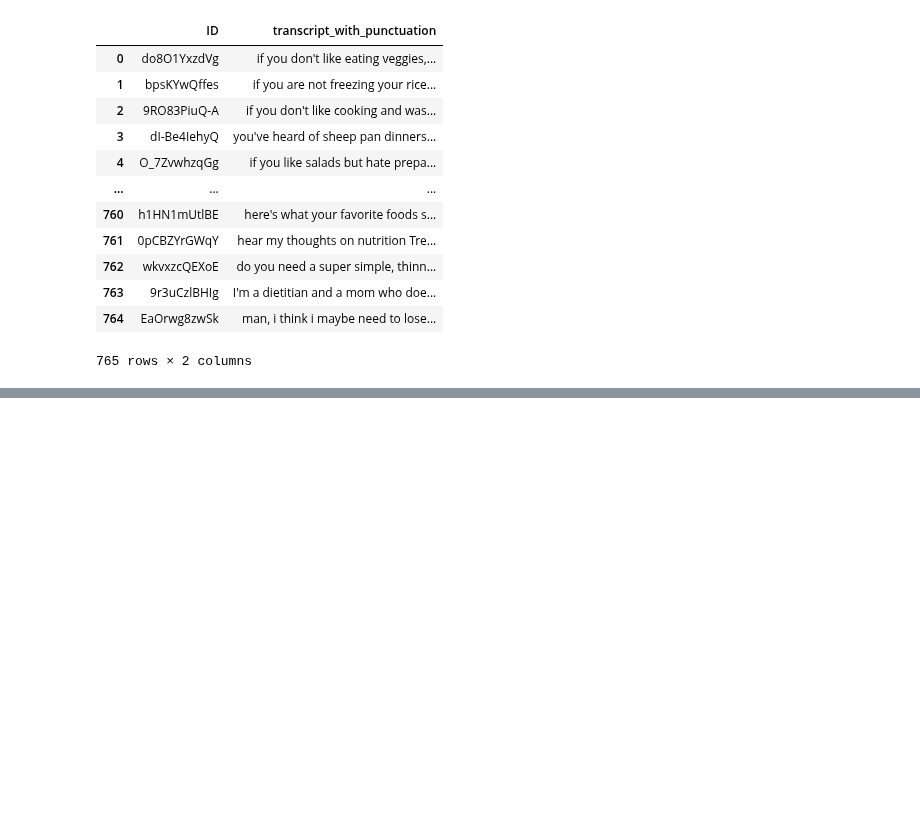
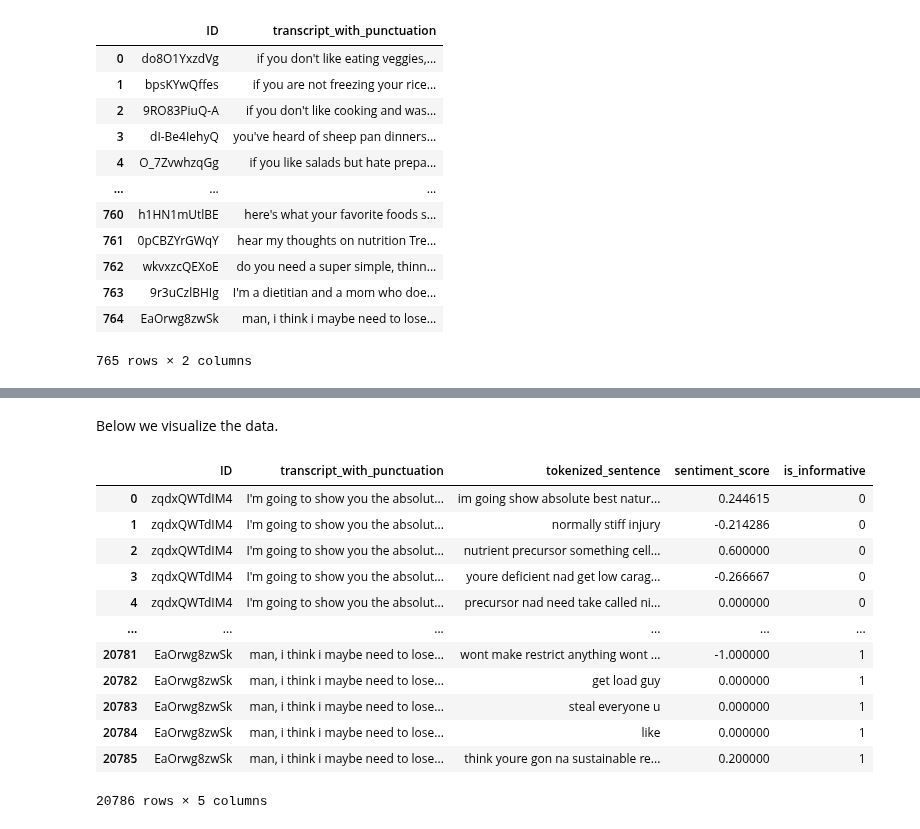
Before and after one commit to rileybaerg/TruthTube, a Jupyter notebook: sentence-token.ipynb, the cells around one changed output, grey strips where cells are left out. Cells and saved outputs as stored; diff of their text form; code cells hidden in the pictures; blank space fills up the shorter version.

```diff
--- a/sentence-token.ipynb
+++ b/sentence-token.ipynb
@@ -276,0 +252,5 @@ infotranscripts_df
+# %%
+import pandas as pd
+infotranscripts_df = pd.read_csv('info_trans_with_punctuation.csv')
+infotranscripts_df = infotranscripts_df.drop(['Unnamed: 0'], axis=1)
+infotranscripts_df
@@ -276,0 +417,22 @@ infotranscripts_df
+# %% [markdown]
+Below we visualize the data.
+# %%
+mistranscripts_df['is_informative'] = int(False)
+infotranscripts_df['is_informative'] = int(True)
+
+combined_df = pd.concat([mistranscripts_df, infotranscripts_df], ignore_index=True)
+combined_df
+# %% [output]
+|  | ID | transcript_with_punctuation | tokenized_sentence | sentiment_score | is_informative |
+| 0 | zqdxQWTdIM4 | I'm going to show you the absolut... | im going show absolute best natur... | 0.244615 | 0 |
+| 1 | zqdxQWTdIM4 | I'm going to show you the absolut... | normally stiff injury | -0.214286 | 0 |
+| 2 | zqdxQWTdIM4 | I'm going to show you the absolut... | nutrient precursor something cell... | 0.600000 | 0 |
+| 3 | zqdxQWTdIM4 | I'm going to show you the absolut... | youre deficient nad get low carag... | -0.266667 | 0 |
+| 4 | zqdxQWTdIM4 | I'm going to show you the absolut... | precursor nad need take called ni... | 0.000000 | 0 |
+| ... | ... | ... | ... | ... | ... |
+| 20781 | EaOrwg8zwSk | man, i think i maybe need to lose... | wont make restrict anything wont ... | -1.000000 | 1 |
+| 20782 | EaOrwg8zwSk | man, i think i maybe need to lose... | get load guy | 0.000000 | 1 |
+| 20783 | EaOrwg8zwSk | man, i think i maybe need to lose... | steal everyone u | 0.000000 | 1 |
+| 20784 | EaOrwg8zwSk | man, i think i maybe need to lose... | like | 0.000000 | 1 |
+| 20785 | EaOrwg8zwSk | man, i think i maybe need to lose... | think youre gon na sustainable re... | 0.200000 | 1 |
+20786 rows × 5 columns
```
Also changed, not shown: parts of 17 cells of this notebook.
